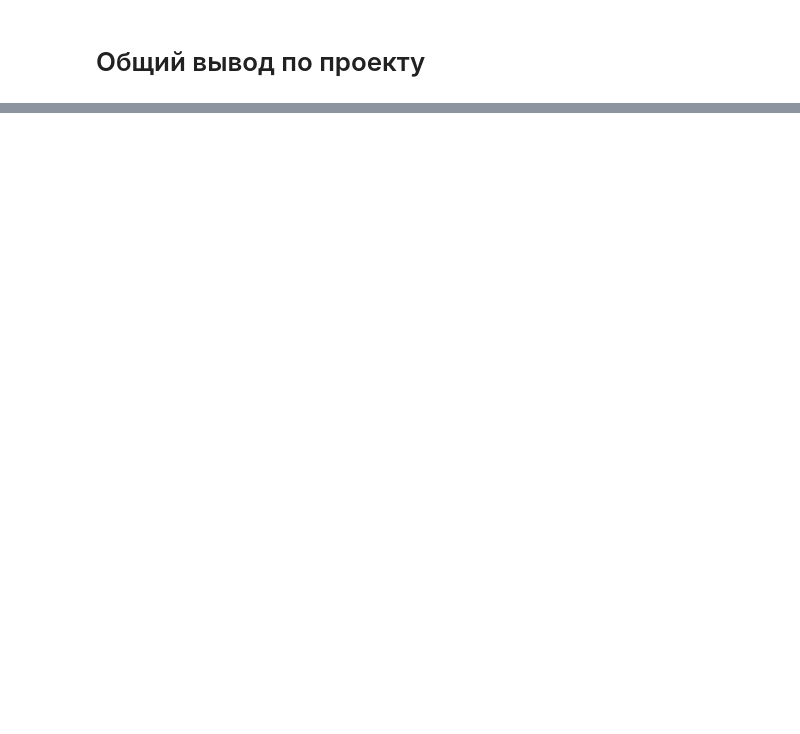
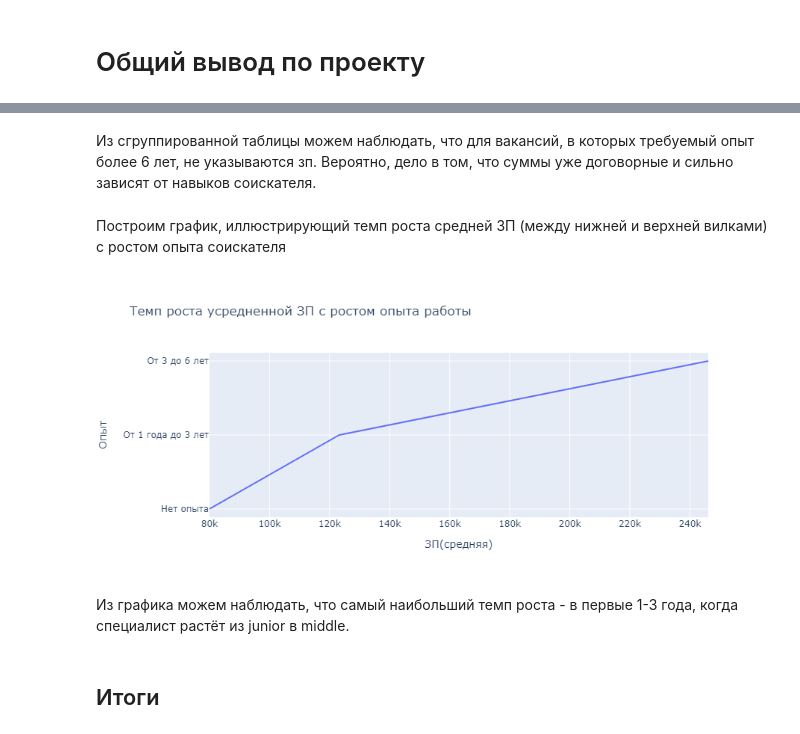
Before and after one commit to ScReameer/HH-DataScience-project-2, a Jupyter notebook: Project_2_Анализ_вакансий_HH.ipynb, the cells around one changed output, grey strips where cells are left out. Cells and saved outputs as stored; diff of their text form; code cells hidden in the pictures; blank space fills up the shorter version.

```diff
--- a/Project_2_Анализ_вакансий_HH.ipynb
+++ b/Project_2_Анализ_вакансий_HH.ipynb
@@ -223,0 +747,5 @@ query_3_1 = f'''
+# %%
+# Delete rows with more than 2 empty columns
+without_na = full_ds_vacancies.dropna(axis=0, thresh=full_ds_vacancies.columns.shape[0]-2)
+grouped_exp_salary = without_na.groupby('Опыт')[['ЗП(от)', 'ЗП(до)']].median().sort_values(by='Опыт')
+display(grouped_exp_salary)
@@ -223,0 +759,21 @@ query_3_1 = f'''
+# %% [markdown]
+Из сгруппированной таблицы можем наблюдать, что для вакансий, в которых требуемый опыт более 6 лет, не указываются зп. Вероятно, дело в том, что суммы уже договорные и сильно зависят от навыков соискателя.
+# %% [markdown]
+Построим график, иллюстрирующий темп роста средней ЗП (между нижней и верхней вилками) с ростом опыта соискателя
+# %%
+mean_salary_by_exp = grouped_exp_salary.dropna()
+mean_salary_by_exp['ЗП(средняя)'] = (mean_salary_by_exp['ЗП(от)'] + mean_salary_by_exp['ЗП(до)']) / 2
+salary_growth_rate = px.line(
+    mean_salary_by_exp,
+    x='ЗП(средняя)',
+    title='Темп роста усредненной ЗП с ростом опыта работы',
+    width=900,
+    height=400
+)
+salary_growth_rate.show()
+# %% [output]
+[figure, added]
+# %% [markdown]
+Из графика можем наблюдать, что самый наибольший темп роста - в первые 1-3 года, когда специалист растёт из junior в middle.
+# %% [markdown]
+## Итоги
```
Also changed, not shown: parts of 74 cells of this notebook.
